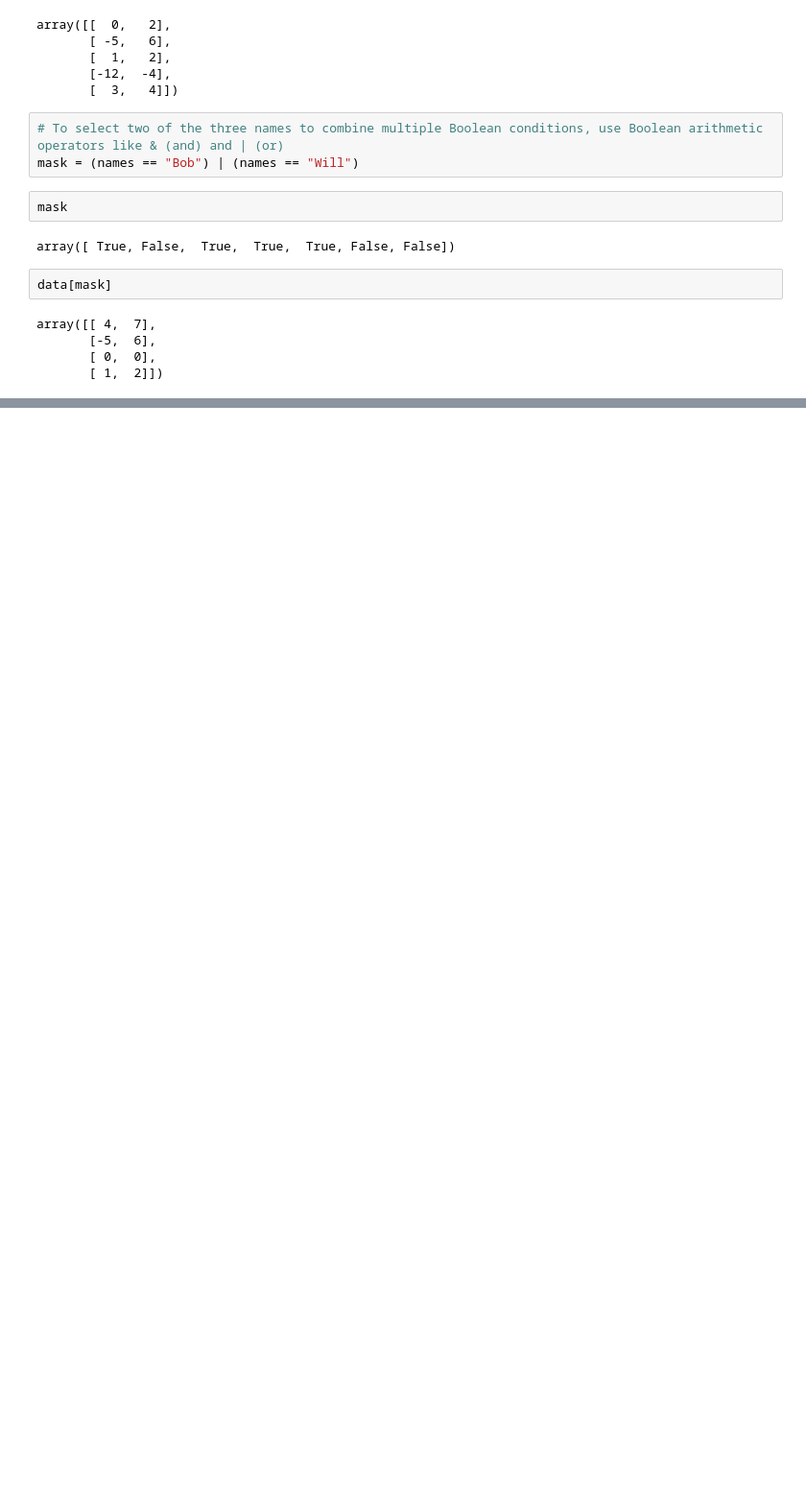
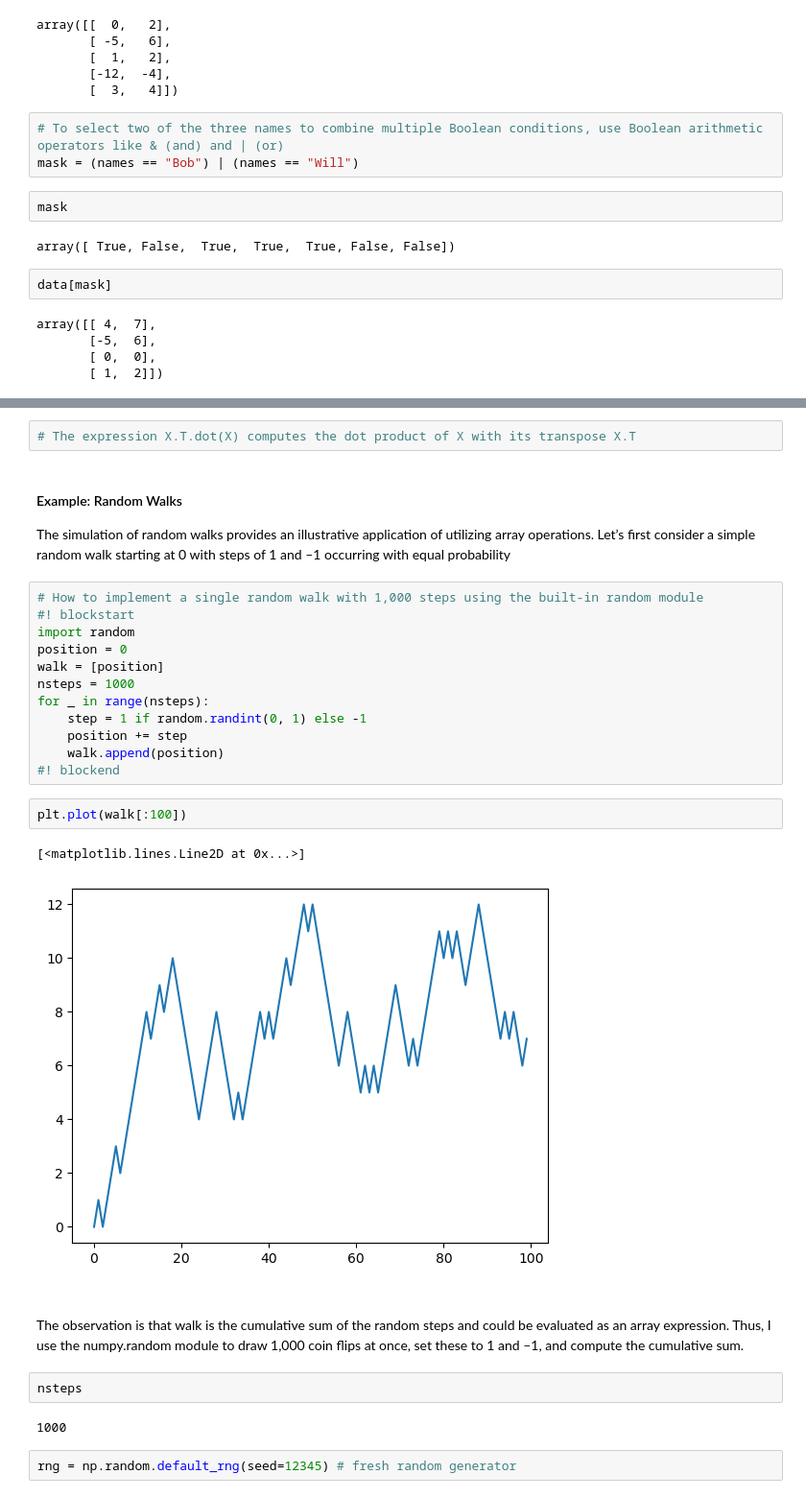
Before and after one commit to EjiKanyi/ipynb, a Jupyter notebook: 4.ipynb, the cells around one changed output, grey strips where cells are left out. Shown: that part at 96% size. Cells and saved outputs as stored; diff of their text form; blank space fills up the shorter version.

Commit message:
Numpy

```diff
--- a/4.ipynb
+++ b/4.ipynb
@@ -497,0 +1171,33 @@ array([[ 4,  7],
+# %%
+# The expression X.T.dot(X) computes the dot product of X with its transpose X.T
+# %% [markdown]
+#### Example: Random Walks
+
+The simulation of random walks provides an illustrative application of utilizing array operations. Let’s first consider a simple random walk starting at 0 with steps of 1 and –1 occurring with equal probability
+# %%
+# How to implement a single random walk with 1,000 steps using the built-in random module
+#! blockstart
+import random
+position = 0
+walk = [position]
+nsteps = 1000
+for _ in range(nsteps):
+    step = 1 if random.randint(0, 1) else -1
+    position += step
+    walk.append(position)
+#! blockend
+# %%
+plt.plot(walk[:100])
+# %% [output]
+[<matplotlib.lines.Line2D at 0x...>]
+[figure, added]
+# %% [markdown]
+#####
+The observation is that walk is the cumulative sum of the random steps
+and could be evaluated as an array expression. Thus, I use the numpy.random module to draw 1,000 coin flips at once, set these to 1 and –1, and compute the cumulative sum.
+# %%
+nsteps
+# %% [output]
+1000
+# %%
+rng = np.random.default_rng(seed=12345) # fresh random generator
```
Also changed, not shown: parts of 169 cells of this notebook, 3 other files.
